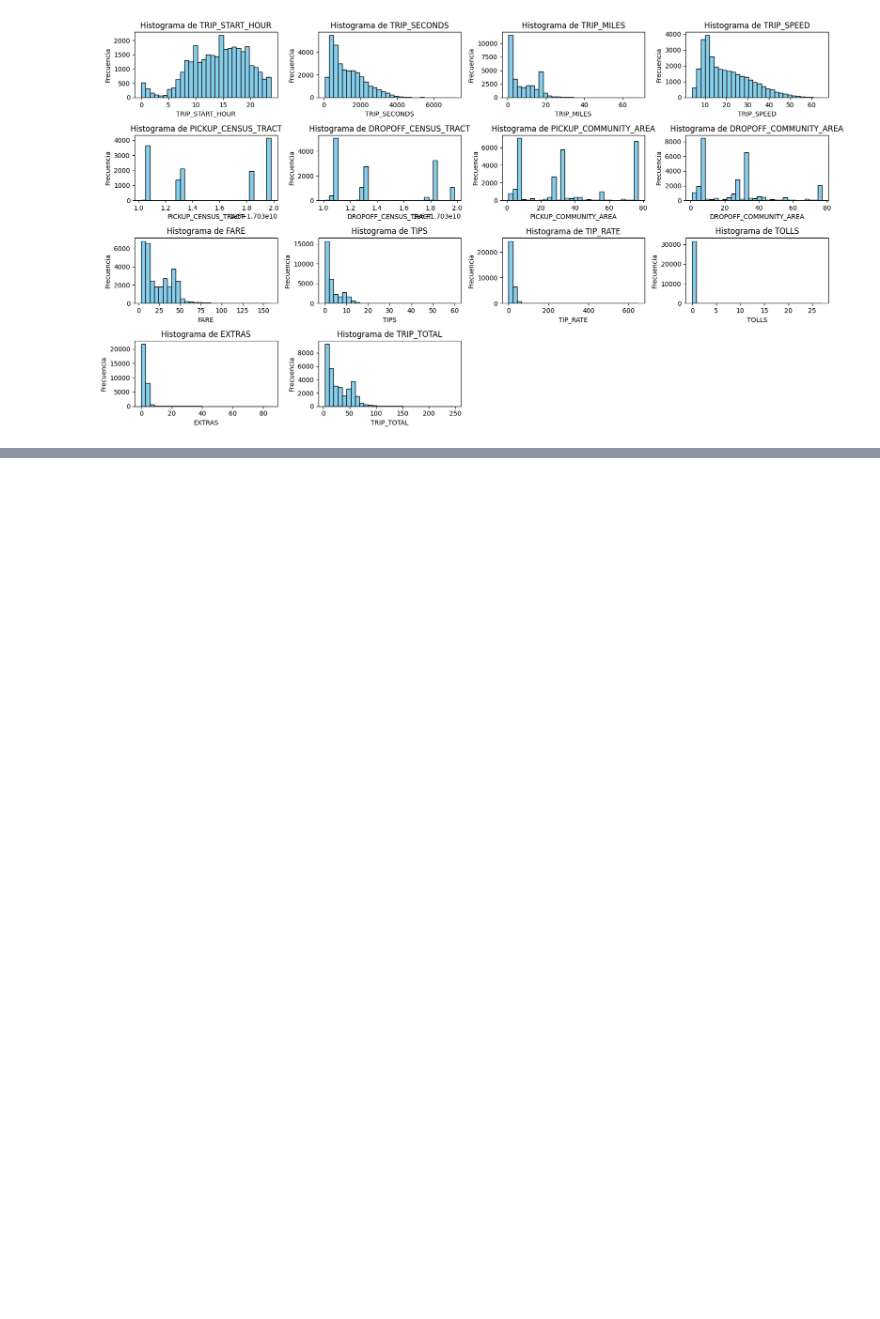
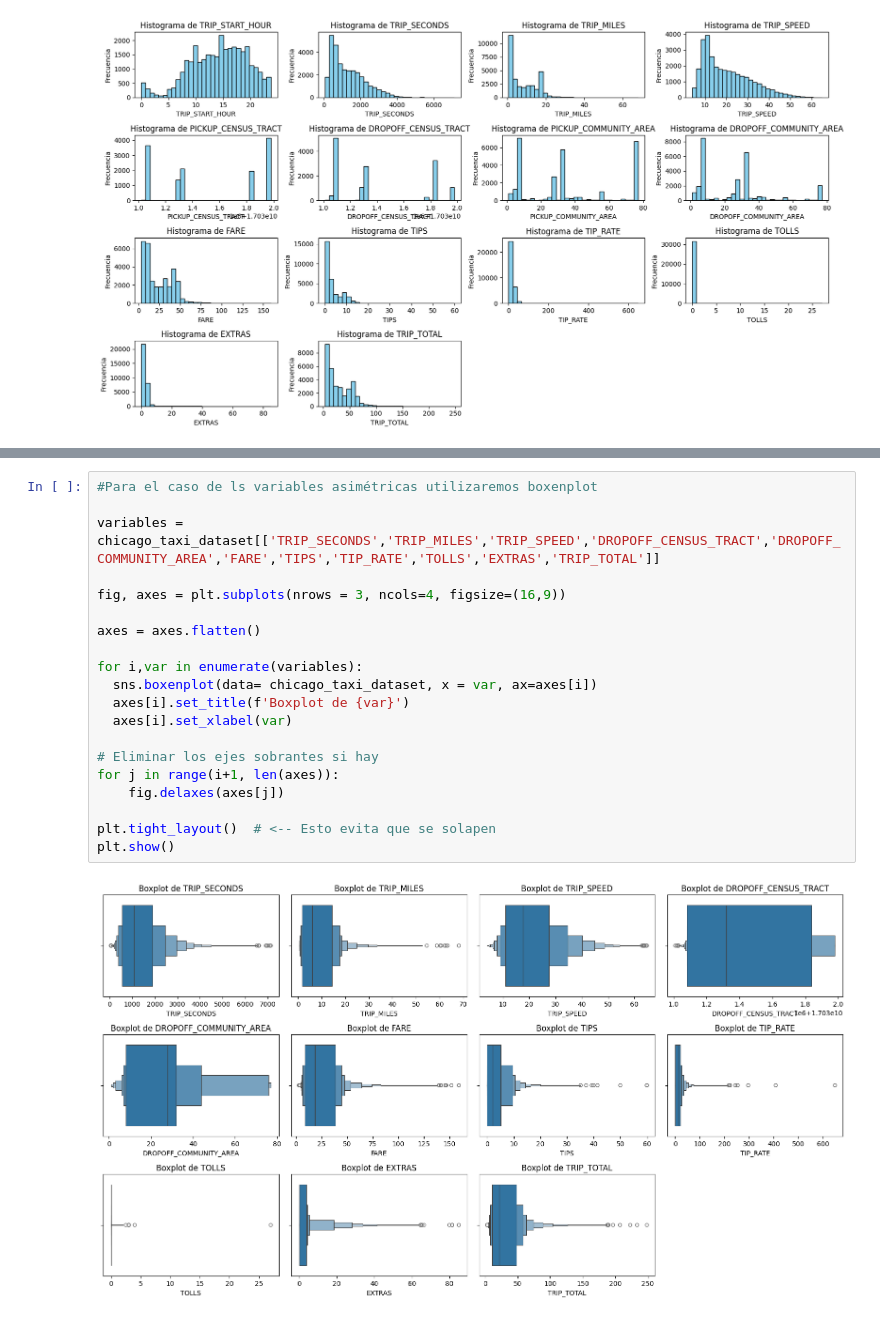
Before and after one commit to Alba251/learning_ia, a Jupyter notebook: regresionlinealMio.ipynb, the cells around one changed output, grey strips where cells are left out. Cells and saved outputs as stored; diff of their text form; blank space fills up the shorter version.

```diff
--- a/regresionlinealMio.ipynb
+++ b/regresionlinealMio.ipynb
@@ -116,0 +159,22 @@ plt.show()
+# %%
+#Para el caso de ls variables asimétricas utilizaremos boxenplot
+
+variables = chicago_taxi_dataset[['TRIP_SECONDS','TRIP_MILES','TRIP_SPEED','DROPOFF_CENSUS_TRACT','DROPOFF_COMMUNITY_AREA','FARE','TIPS','TIP_RATE','TOLLS','EXTRAS','TRIP_TOTAL']]
+
+fig, axes = plt.subplots(nrows = 3, ncols=4, figsize=(16,9))
+
+axes = axes.flatten()
+
+for i,var in enumerate(variables):
+  sns.boxenplot(data= chicago_taxi_dataset, x = var, ax=axes[i])
+  axes[i].set_title(f'Boxplot de {var}')
+  axes[i].set_xlabel(var)
+
+# Eliminar los ejes sobrantes si hay
+for j in range(i+1, len(axes)):
+    fig.delaxes(axes[j])
+
+plt.tight_layout()  # <-- Esto evita que se solapen
+plt.show()
+# %% [output]
+[figure, added]
```
Also changed, not shown: parts of 9 cells of this notebook.
